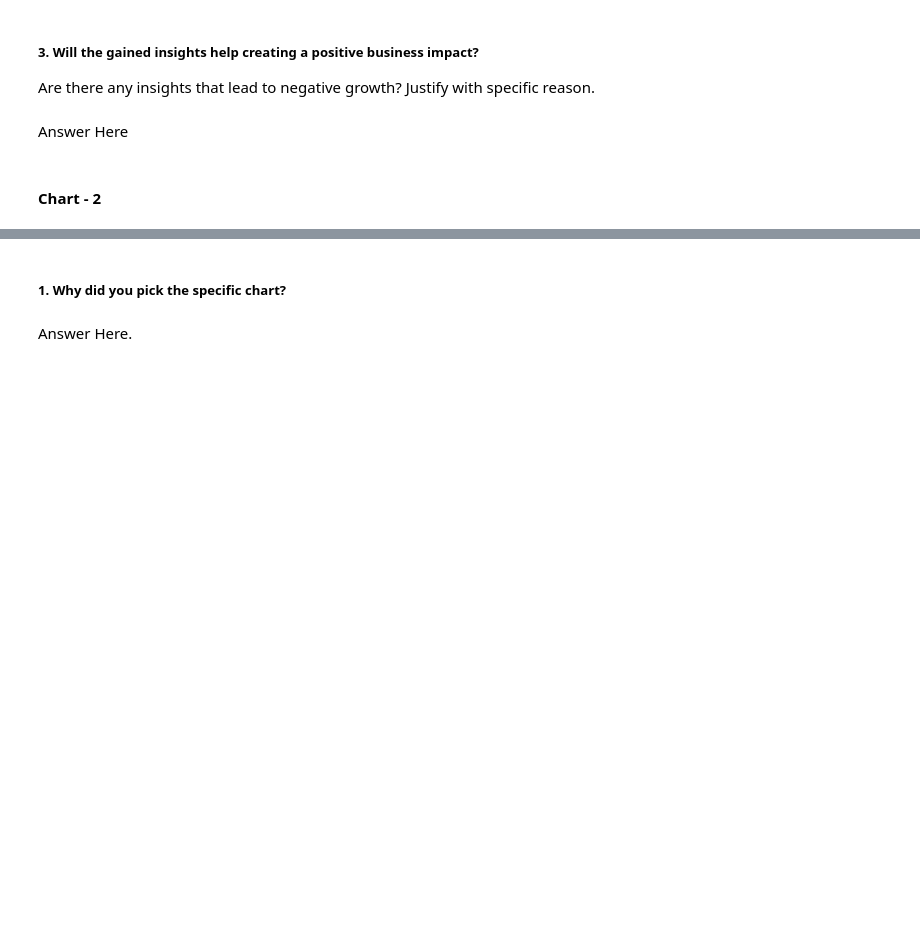
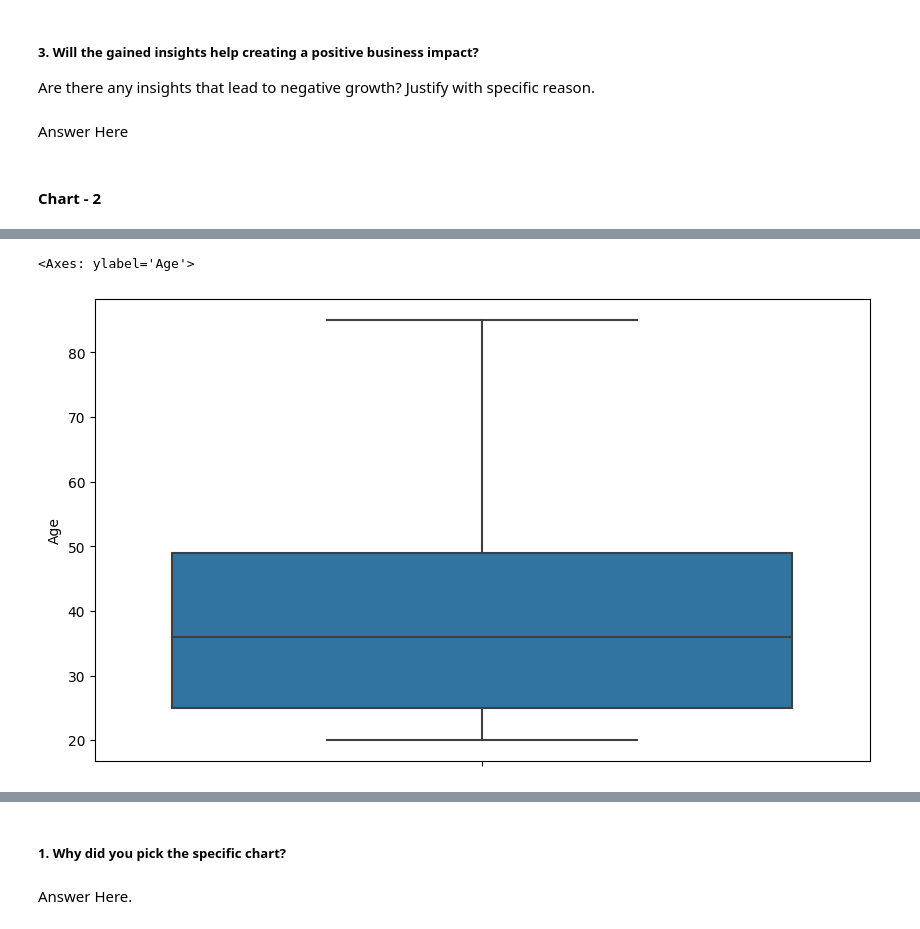
Before and after one commit to priyaregit/Classification-ML_Insurance-Cross-Sell-Prediction, a Jupyter notebook: Health_Insurance_Cross_Sell_Prediction_Classification.ipynb, the cells around one changed output, grey strips where cells are left out. Drawn from its saved outputs; the diff is of its cells as text; code cells hidden in the pictures; blank space fills up the shorter version.

```diff
--- a/Health_Insurance_Cross_Sell_Prediction_Classification.ipynb
+++ b/Health_Insurance_Cross_Sell_Prediction_Classification.ipynb
@@ -324,0 +351,5 @@ Answer Here
+# %%
+sns.boxplot(y=df['Age'])
+# %% [output]
+<Axes: ylabel='Age'>
+[figure, added]
```
Also changed, not shown: parts of 20 cells of this notebook.
